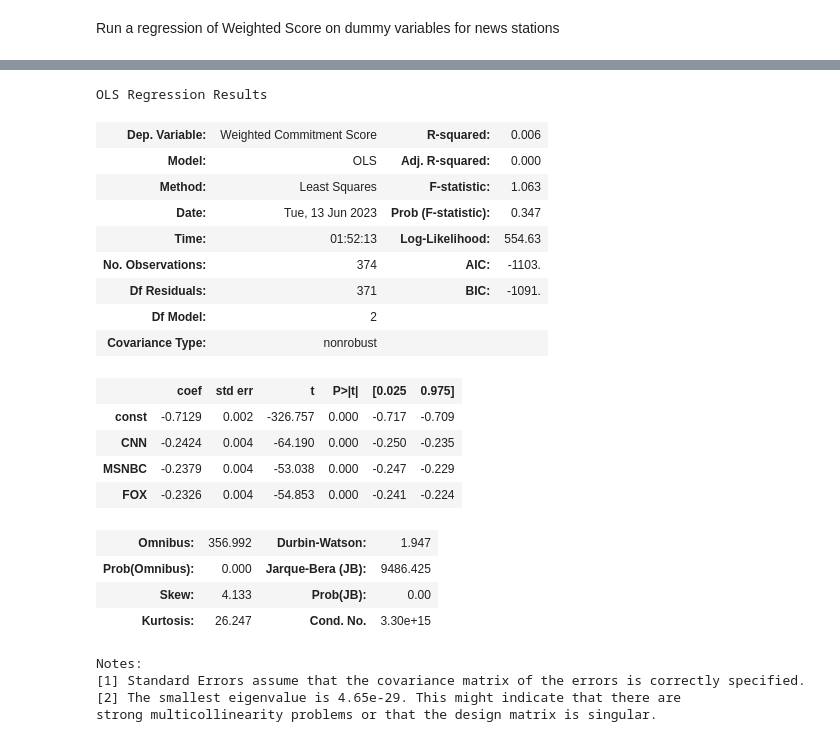
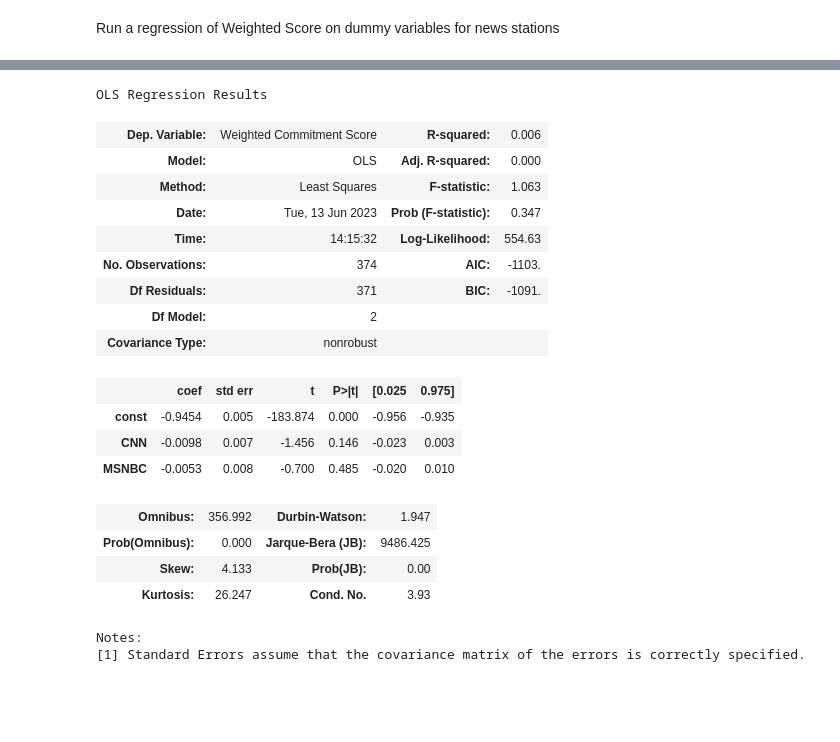
Before and after one commit to AaronDantzler/BSPL, a Jupyter notebook: RawAnalysis.ipynb, the cells around one changed output, grey strips where cells are left out. Saved outputs shown, nothing was run; the diff lists cells and outputs as text; code cells hidden in the pictures; blank space fills up the shorter version.

```diff
--- a/RawAnalysis.ipynb
+++ b/RawAnalysis.ipynb
@@ -322,7 +374,7 @@ import statsmodels.api as sm
 Run a regression of Weighted Score on dummy variables for news stations
 # %%
 y = df_combined['Weighted Score']
-X = df_combined[['CNN', 'MSNBC', 'FOX']]
+X = df_combined[['CNN', 'MSNBC']]
 X = sm.add_constant(X)
 lm = sm.OLS(y, X).fit()
 # %%
@@ -354,6 +403,6 @@ strong multicollinearity problems or that the design matrix is singular.
 # %%
 y = df_drop['Weighted Score']
-X = df_drop[['CNN', 'MSNBC', 'FOX']]
+X = df_drop[['CNN', 'MSNBC']]
 X = sm.add_constant(X)
 lm = sm.OLS(y, X).fit()
 lm.summary()
@@ -384,6 +430,6 @@ strong multicollinearity problems or that the design matrix is singular.
 # %%
 y = df_drop['Weighted Sentiment Score']
-X = df_drop[['CNN', 'MSNBC', 'FOX']]
+X = df_drop[['CNN', 'MSNBC']]
 X = sm.add_constant(X)
 lm = sm.OLS(y, X).fit()
 lm.summary()
@@ -414,32 +457,29 @@ strong multicollinearity problems or that the design matrix is singular.
 # %%
 y = df_drop['Weighted Commitment Score']
-X = df_drop[['CNN', 'MSNBC', 'FOX']]
+X = df_drop[['CNN', 'MSNBC']]
 X = sm.add_constant(X)
 lm = sm.OLS(y, X).fit()
 lm.summary()
 # %% [output]
 OLS Regression Results
 | Dep. Variable: | Weighted Commitment Score | R-squared: | 0.006 |
 | Model: | OLS | Adj. R-squared: | 0.000 |
 | Method: | Least Squares | F-statistic: | 1.063 |
 | Date: | Tue, 13 Jun 2023 | Prob (F-statistic): | 0.347 |
-| Time: | 01:52:13 | Log-Likelihood: | 554.63 |
+| Time: | 14:15:32 | Log-Likelihood: | 554.63 |
 | No. Observations: | 374 | AIC: | -1103. |
 | Df Residuals: | 371 | BIC: | -1091. |
 | Df Model: | 2 |  |  |
 | Covariance Type: | nonrobust |  |  |
 |  | coef | std err | t | P>|t| | [0.025 | 0.975] |
-| const | -0.7129 | 0.002 | -326.757 | 0.000 | -0.717 | -0.709 |
-| CNN | -0.2424 | 0.004 | -64.190 | 0.000 | -0.250 | -0.235 |
-| MSNBC | -0.2379 | 0.004 | -53.038 | 0.000 | -0.247 | -0.229 |
-| FOX | -0.2326 | 0.004 | -54.853 | 0.000 | -0.241 | -0.224 |
+| const | -0.9454 | 0.005 | -183.874 | 0.000 | -0.956 | -0.935 |
+| CNN | -0.0098 | 0.007 | -1.456 | 0.146 | -0.023 | 0.003 |
+| MSNBC | -0.0053 | 0.008 | -0.700 | 0.485 | -0.020 | 0.010 |
 | Omnibus: | 356.992 | Durbin-Watson: | 1.947 |
 | Prob(Omnibus): | 0.000 | Jarque-Bera (JB): | 9486.425 |
 | Skew: | 4.133 | Prob(JB): | 0.00 |
-| Kurtosis: | 26.247 | Cond. No. | 3.30e+15 |
+| Kurtosis: | 26.247 | Cond. No. | 3.93 |
 Notes:
 [1] Standard Errors assume that the covariance matrix of the errors is correctly specified.
-[2] The smallest eigenvalue is 4.65e-29. This might indicate that there are
-strong multicollinearity problems or that the design matrix is singular.
 # %%
 y = df_drop['Weighted Spec Score']
```
Also changed, not shown: parts of 7 cells of this notebook, 1 other file.
